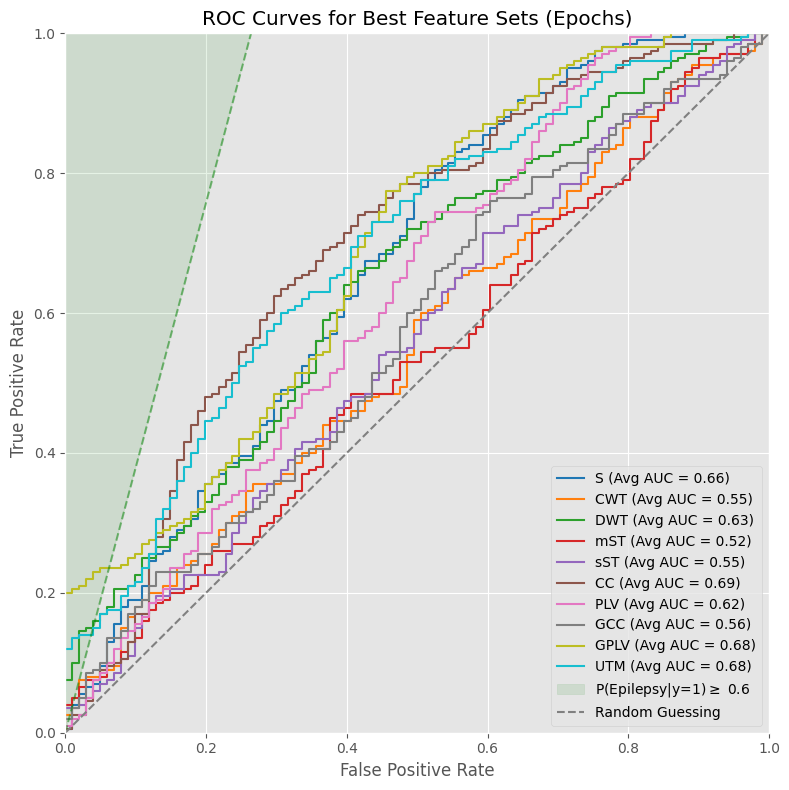
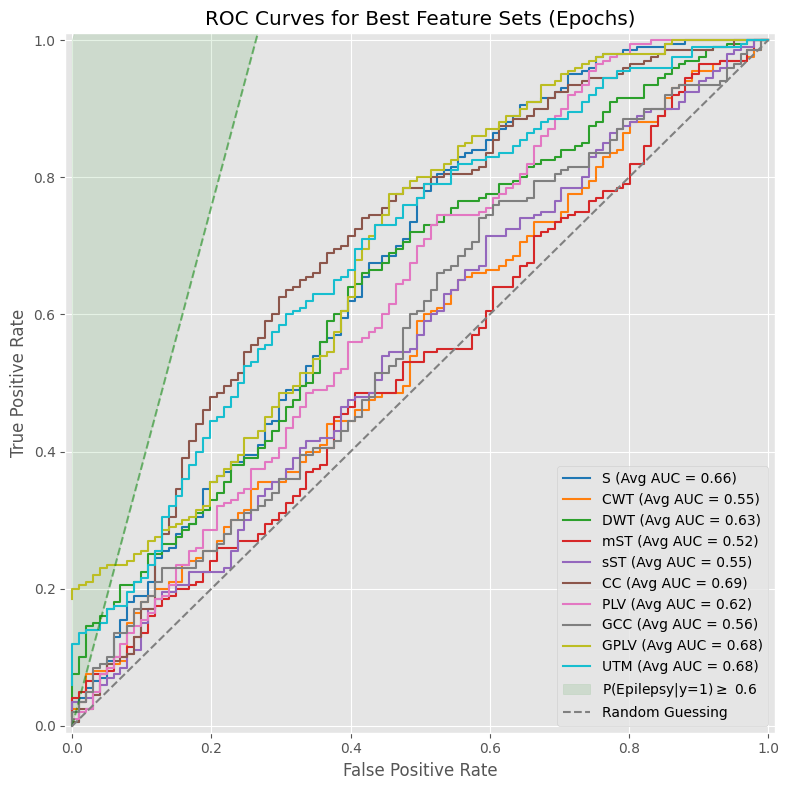
The notebook cell's code change between the first figure and the second:
--- before
+++ after
@@ -70,6 +70,6 @@
 plt.xlabel('False Positive Rate')
 plt.ylabel('True Positive Rate')
-plt.xlim([0, 1])
-plt.ylim([0, 1])
+plt.xlim([-0.01, 1.01])
+plt.ylim([-0.01, 1.01])
 plt.legend(loc='lower right')
 plt.grid(True)

Commit: update